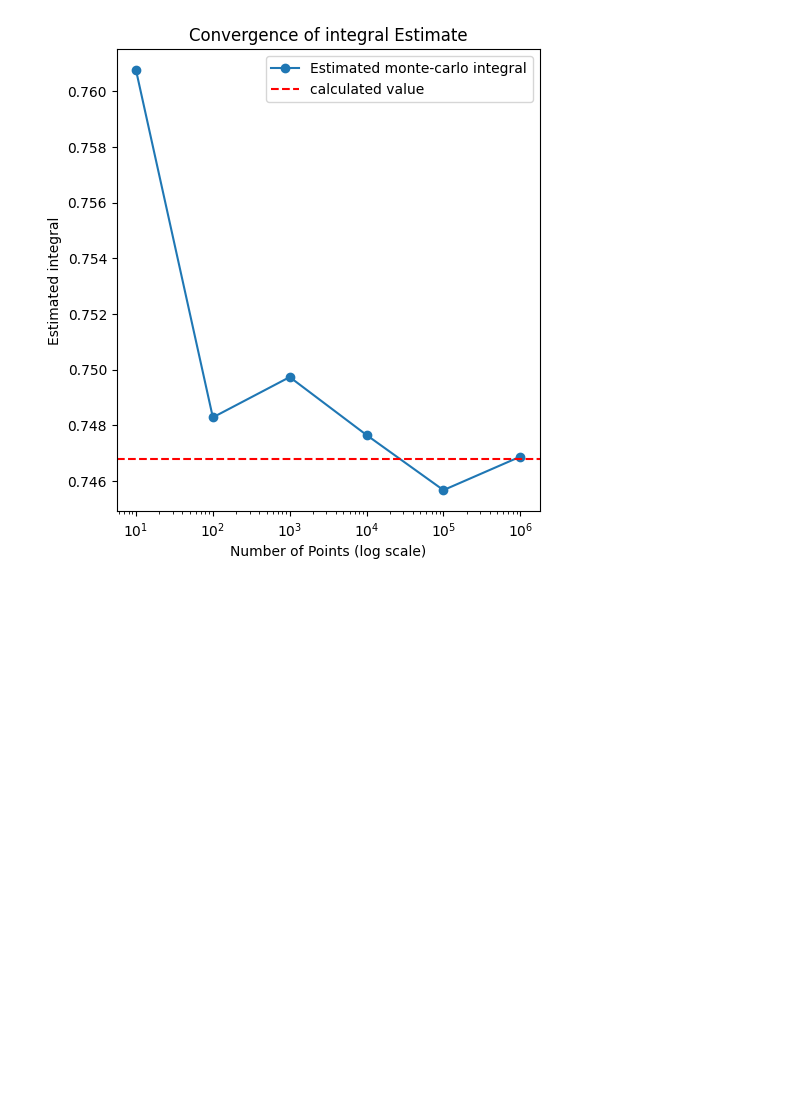
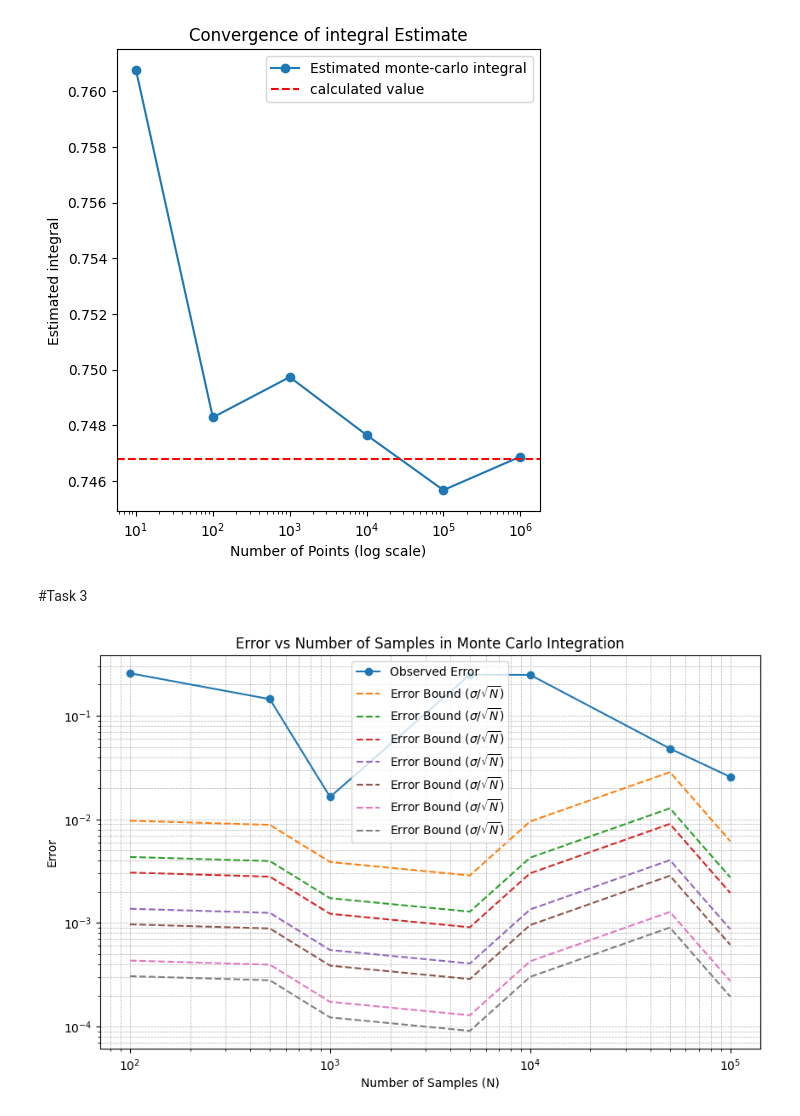
Before and after one commit to Nahom32/Randomness-Simulation, a Jupyter notebook: monte_carlo.ipynb, the cells around one changed output. Saved outputs shown, nothing was run; the diff lists cells and outputs as text; code cells hidden in the pictures; blank space fills up the shorter version.

Commit message:
feat: added task three

```diff
--- a/monte_carlo.ipynb
+++ b/monte_carlo.ipynb
@@ -128,7 +128,7 @@ def monte_carlo_integration(f, bounds, N):
 
 
     integral_estimate = domain_volume * numpy.mean(calculated_values)
-    return integral_estimate
+    return integral_estimate, numpy.std(calculated_values)
 # %%
 def y(x, y):
     return numpy.exp(-(x**2 + y**2))
@@ -155,3 +155,31 @@ def plot_integral_convergence(arr_of_points):
 plot_integral_convergence([10, 100, 1000, 10000, 100000, 1000000])
 # %% [output]
 [figure]
+# %% [markdown]
+#Task 3
+# %%
+N_values = [100, 500, 1000, 5000, 10000, 50000, 100000]
+true_value = 0.5577462851  #a calculated approximated value
+bounds = [(0, 1), (0, 1)]
+# for N in N_values:
+#     estimate, std_dev = monte_carlo_integration(f, bounds, N)
+#     error = abs(estimate - true_value)
+#     errors.append(error)
+#     error_bound = std_dev / numpy.sqrt(N)
+#     error_bounds.append(error_bound)
+estimates = list(map(lambda N: monte_carlo_integration(y, bounds, N), N_values))
+errors = list(map(lambda x: abs(x[0] - true_value), estimates))
+error_bounds = list(map(lambda x: x[1] / numpy.sqrt(N_values), estimates))
+
+# Plot the results
+plt.figure(figsize=(10, 6))
+plt.loglog(N_values, errors, label="Observed Error", marker="o")
+plt.loglog(N_values, error_bounds, label="Error Bound ($\sigma/\sqrt{N}$)", linestyle="--")
+plt.xlabel("Number of Samples (N)")
+plt.ylabel("Error")
+plt.title("Error vs Number of Samples in Monte Carlo Integration")
+plt.legend()
+plt.grid(True, which="both", linestyle="--", linewidth=0.5)
+plt.show()
+# %% [output]
+[figure, added]
```
